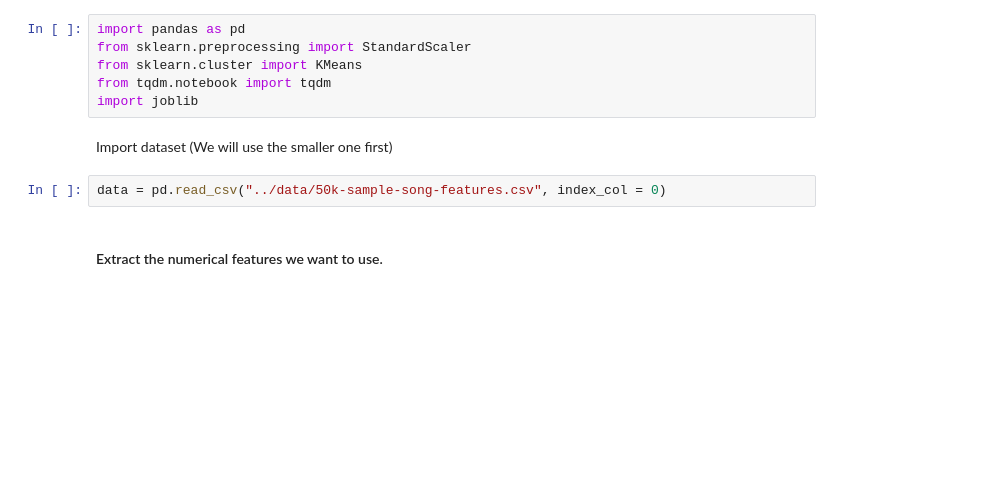
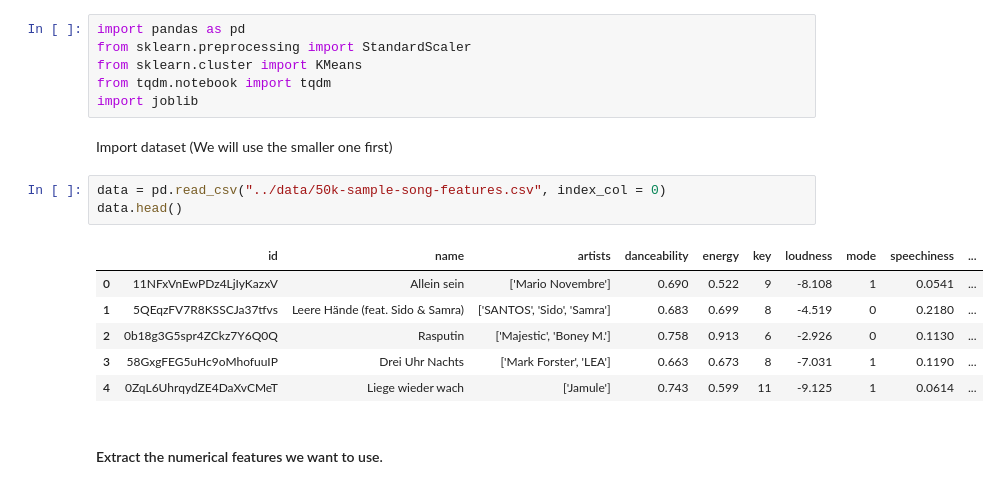
Before and after one commit to Alexandre-Sommerkamp/Music-recommender-with-Spotipy, a Jupyter notebook: code/4.unsupervised-learning.ipynb, the cells around one changed output. Cells and saved outputs as stored; diff of their text form; blank space fills up the shorter version.

```diff
--- a/code/4.unsupervised-learning.ipynb
+++ b/code/4.unsupervised-learning.ipynb
@@ -10,6 +10,14 @@ import joblib
 Import dataset (We will use the smaller one first)
 # %%
 data = pd.read_csv("../data/50k-sample-song-features.csv", index_col = 0)
+data.head()
+# %% [output]
+|  | id | name | artists | danceability | energy | key | loudness | mode | speechiness | ... |
+| 0 | 11NFxVnEwPDz4LjIyKazxV | Allein sein | ['Mario Novembre'] | 0.690 | 0.522 | 9 | -8.108 | 1 | 0.0541 | ... |
+| 1 | 5QEqzFV7R8KSSCJa37tfvs | Leere Hände (feat. Sido & Samra) | ['SANTOS', 'Sido', 'Samra'] | 0.683 | 0.699 | 8 | -4.519 | 0 | 0.2180 | ... |
+| 2 | 0b18g3G5spr4ZCkz7Y6Q0Q | Rasputin | ['Majestic', 'Boney M.'] | 0.758 | 0.913 | 6 | -2.926 | 0 | 0.1130 | ... |
+| 3 | 58GxgFEG5uHc9oMhofuuIP | Drei Uhr Nachts | ['Mark Forster', 'LEA'] | 0.663 | 0.673 | 8 | -7.031 | 1 | 0.1190 | ... |
+| 4 | 0ZqL6UhrqydZE4DaXvCMeT | Liege wieder wach | ['Jamule'] | 0.743 | 0.599 | 11 | -9.125 | 1 | 0.0614 | ... |
 # %% [markdown]
 #### Extract the numerical features we want to use.
 # %%
```
Also changed, not shown: parts of 1 cell of this notebook, 2 other files.
